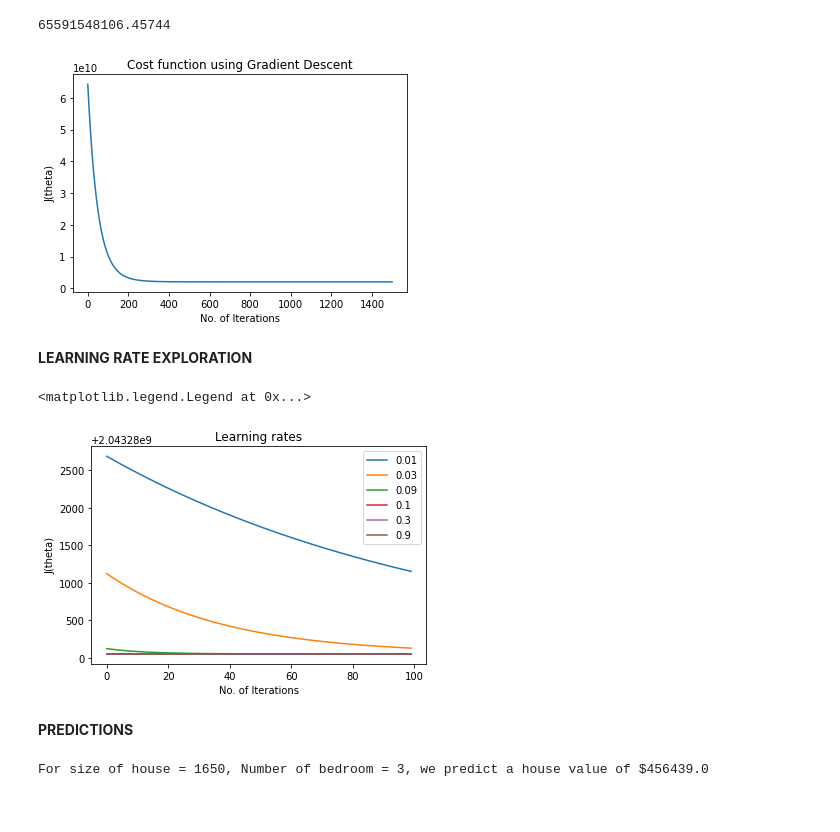
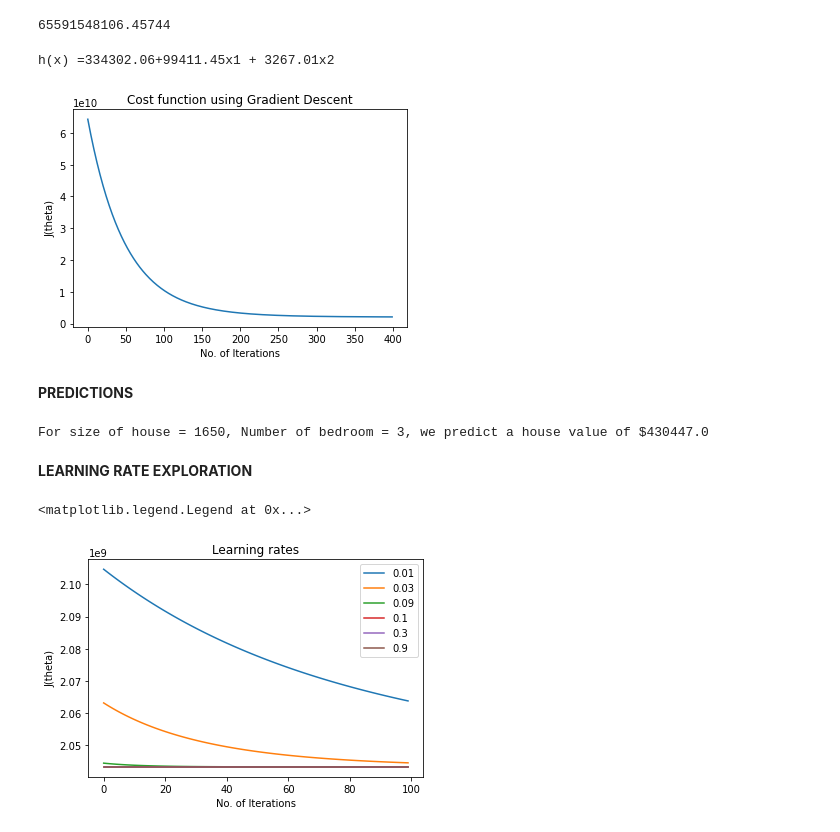
Before and after one commit to jagajith23/Andrew-Ng-s-Machine-Learning-in-Python, a Jupyter notebook: Linear Regression/Linear Regression.ipynb, the cells around one changed output. Drawn from its saved outputs; the diff is of its cells as text; code cells hidden in the pictures.

```diff
--- a/Linear Regression/Linear Regression.ipynb
+++ b/Linear Regression/Linear Regression.ipynb
@@ -209,9 +210,20 @@ compute_cost(X2,y2,theta2)
 # %% [output]
 65591548106.45744
 # %%
-theta2, J_history = gradientDescent(X2, y2, theta2, alpha, iterations)
+theta2, J_history2 = gradientDescent(X2, y2, theta2, 0.01, 400)
+print(f"h(x) ={round(theta2[0,0],2)}+{round(theta2[1,0],2)}x1 + {round(theta2[2,0],2)}x2")
 # %% [output]
+h(x) =334302.06+99411.45x1 + 3267.01x2
-[figure, old version]
+[figure, new version]
+# %% [markdown]
+**PREDICTIONS**
+# %%
+x_sample = featureNormalize(np.array([1650, 3]))[0]
+x_sample = np.append(np.ones(1),x_sample)
+predict3 = predict(x_sample, theta2)
+print(f"For size of house = 1650, Number of bedroom = 3, we predict a house value of ${round(predict3,0)}")
+# %% [output]
+For size of house = 1650, Number of bedroom = 3, we predict a house value of $430447.0
 # %% [markdown]
 **LEARNING RATE EXPLORATION**
 # %%
@@ -231,13 +243,4 @@ plt.title('Learning rates')
 plt.legend(loc=1)
 # %% [output]
 <matplotlib.legend.Legend at 0x...>
-[figure, old version]
+[figure, new version]
-# %% [markdown]
-**PREDICTIONS**
-# %%
-x_sample = featureNormalize(np.array([1650, 3]))[0]
-x_sample = np.append(np.ones(1),x_sample)
-predict3 = predict(x_sample, theta2)
-print(f"For size of house = 1650, Number of bedroom = 3, we predict a house value of ${round(predict3,0)}")
-# %% [output]
-For size of house = 1650, Number of bedroom = 3, we predict a house value of $456439.0
```
Also changed, not shown: parts of 8 cells of this notebook.
